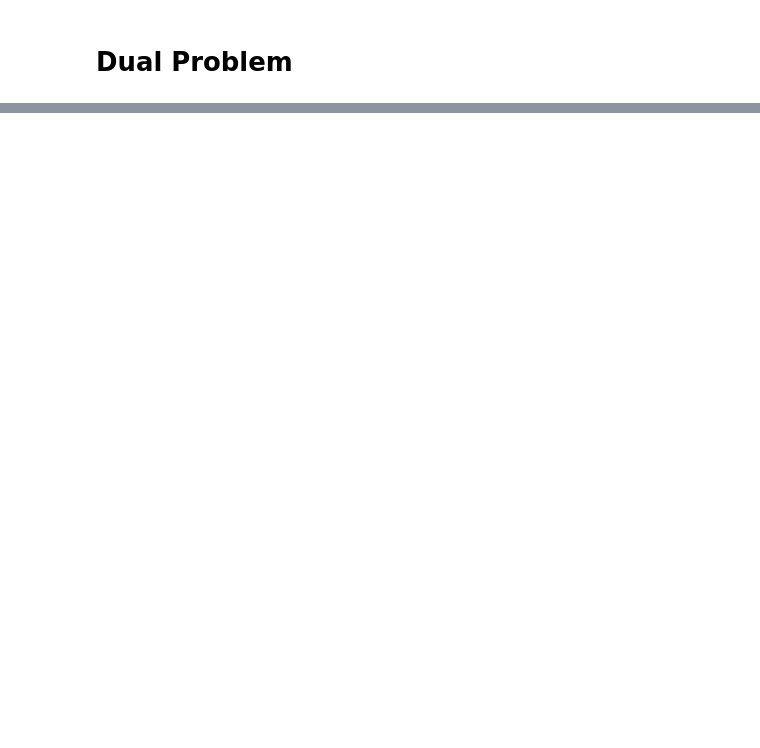
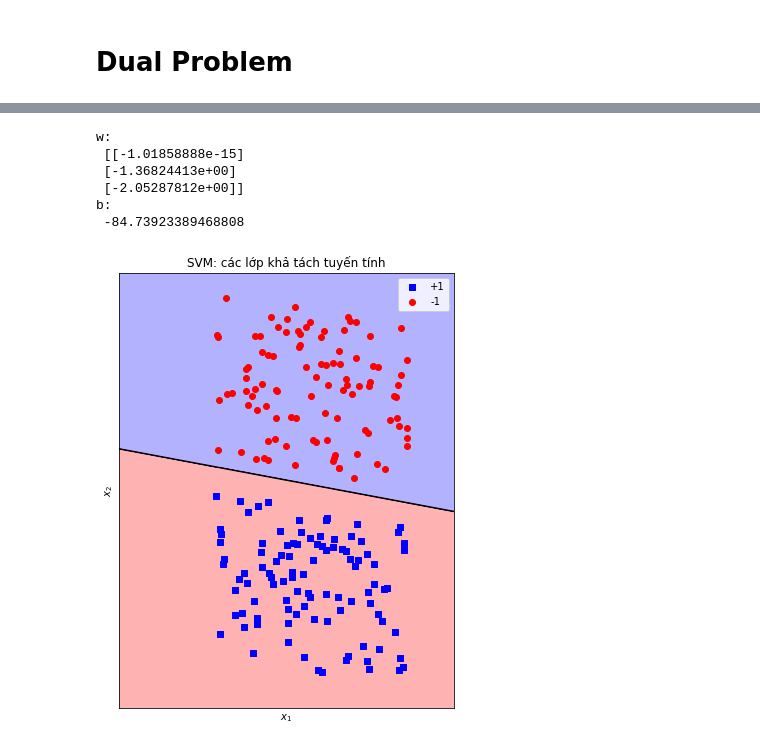
Before and after one commit to nguyennpa412/machine-learning-and-applications, a Jupyter notebook: SVM/2-class - Linear Separability.ipynb, the cells around one changed output, grey strips where cells are left out. Drawn from its saved outputs; the diff is of its cells as text; code cells hidden in the pictures; blank space fills up the shorter version.

```diff
--- a/SVM/2-class - Linear Separability.ipynb
+++ b/SVM/2-class - Linear Separability.ipynb
@@ -197,0 +233,38 @@ plt.show()
+# %%
+# calculate w & b
+_w_s = np.dot(X_data.T,_a_s*t_data)
+_b_s = np.sum(t_data - np.dot(np.dot(X_data,X_data.T),_a_s))/(2*N)
+
+print('w: \n',_w_s)
+print('b: \n',_b_s)
+
+# dual predict function
+def dualPredict(X, Y, X_s, a_s, b, M):
+    N = len(X[0])
+    Z = np.empty((0,N))
+    for x,y in zip(X,Y):
+        X_b = transformClassData(x, y, N, M-1)
+        z = np.dot(np.dot(X_b,X_s.T),a_s)+b
+        z[z > 0] = 1
+        z[z < 0] = -1
+        Z = np.vstack((Z,z.T))
+    return Z
+
+# calculate linear boundary for dual problem
+def getDualBoundaryY(X, X_s, M, a_s, b_s, line_index):
+    Y = np.array([])
+    if (M == 4):
+        for x in X:
+            a = np.array([[1,x]])
+            b = X_s[:,:2]
+            c = X_s[:,2:]
+            y = (line_index - b_s - np.dot(np.dot(a,b.T),a_s)[0][0])/(np.dot(c.T,a_s)[0][0])
+            Y = np.append(Y, y)
+    return Y
+# %% [output]
+w:
+ [[-1.01858888e-15]
+ [-1.36824413e+00]
+ [-2.05287812e+00]]
+b:
+ -84.73923389468808
@@ -197,0 +299,26 @@ plt.show()
+# %%
+# setting the plot
+fig, ax = plt.subplots(figsize=(6,8))
+ax.set_title('SVM: các lớp khả tách tuyến tính')
+ax.set_xlabel(r'$x_1$')
+ax.set_ylabel(r'$x_2$')
+ax.set_xticks(())
+ax.set_yticks(())
+
+# plot the original data
+ax.contourf(_x,_y,_z,colors=['r','b'], alpha=0.3)
+ax.scatter(X_1_data_1, X_1_data_2, label='+1', marker='s', c='b')
+ax.scatter(X_2_data_1, X_2_data_2, label='-1', c='r')
+# ax.scatter(x_margin_1, y_margin_1, s=150, facecolors='none', edgecolors='b')
+# ax.scatter(x_margin_2, y_margin_2, s=150, facecolors='none', edgecolors='r')
+# rotation_angle = ax.transData.transform_angles(np.array((angle,)), np.array([x[5], y_0[5]]).reshape((1, 2)))[0]
+ax.plot(_x,_y_0,c='black')
+# ax.text(x[5],y_0[5]+0.05,r'$\bf w^{T}x$$+b=0$',rotation_mode='anchor', rotation=rotation_angle)
+# ax.plot(_x,_y_1,c='b',ls='--')
+# ax.text(x[5],y_1[5]+0.05,r'$\bf w^{T}x$$+b=1$',rotation_mode='anchor', rotation=rotation_angle)
+# ax.plot(_x,_y_2,c='r',ls='--')
+# ax.text(x[5],y_2[5]+0.05,r'$\bf w^{T}x$$+b=-1$',rotation_mode='anchor', rotation=rotation_angle)
+ax.legend()
+plt.show()
+# %% [output]
+[figure, added]
```
Also changed, not shown: parts of 7 cells of this notebook.
